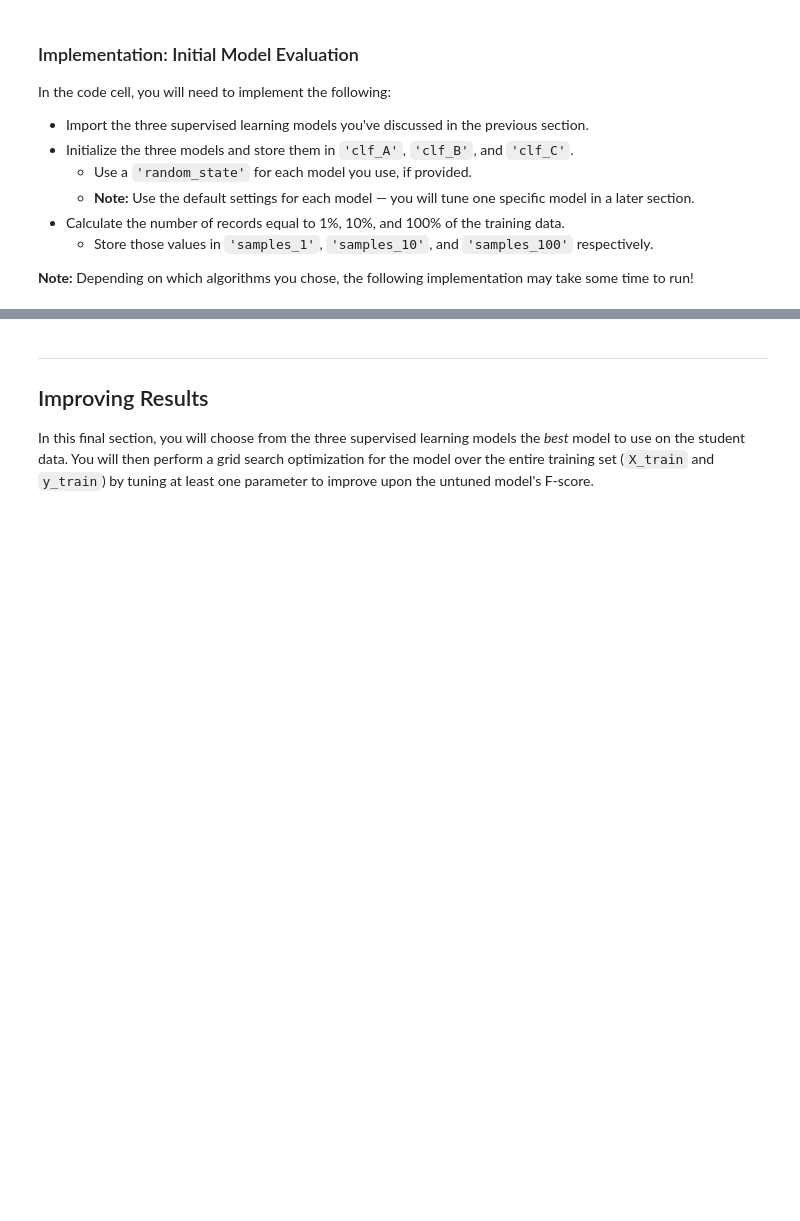
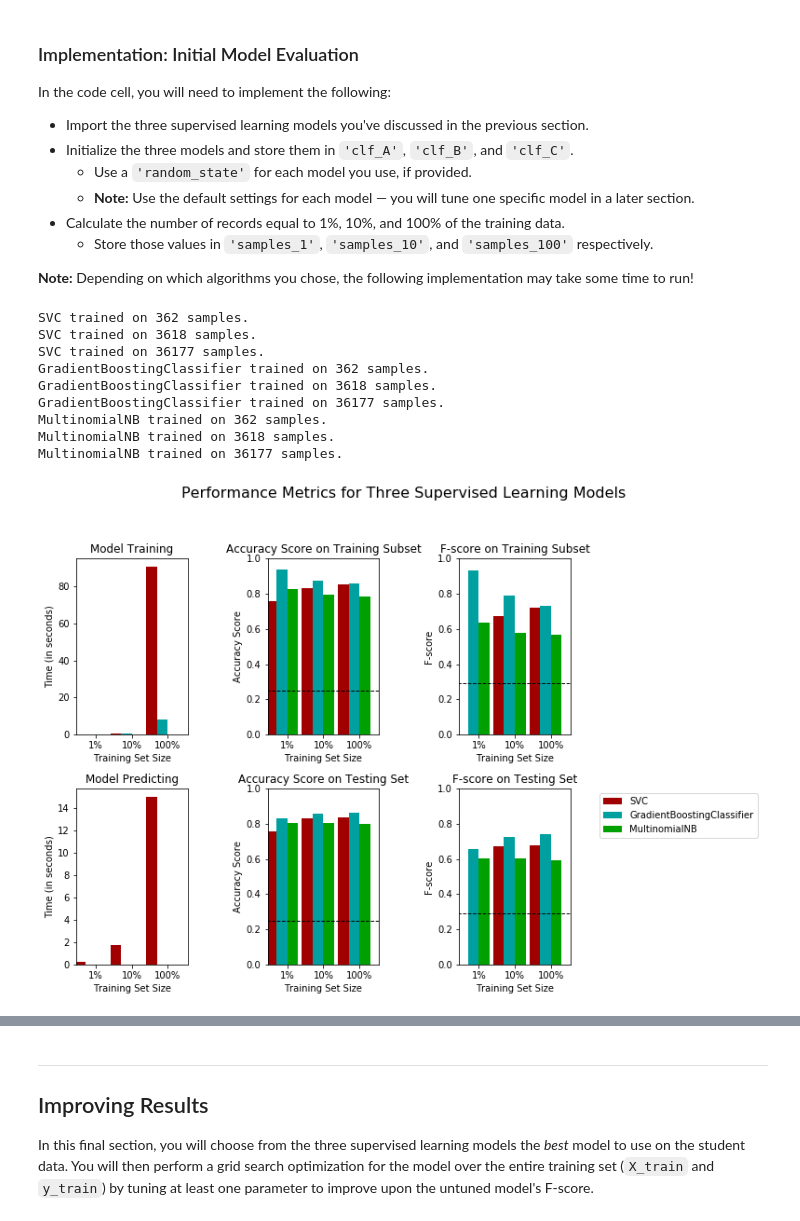
Before and after one commit to luiznonenmacher/classical-machine-learning, a Jupyter notebook: finding_donors.ipynb, the cells around one changed output, grey strips where cells are left out. Cells and saved outputs as stored; diff of their text form; code cells hidden in the pictures; blank space fills up the shorter version.

```diff
--- a/finding_donors.ipynb
+++ b/finding_donors.ipynb
@@ -386,6 +386,7 @@ In the code block below, you will need to implement the following:
    - Make sure that you set the `beta` parameter!
 # %%
 # TODO: Import two metrics from sklearn - fbeta_score and accuracy_score
+from sklearn.metrics import fbeta_score, accuracy_score
 
 def train_predict(learner, sample_size, X_train, y_train, X_test, y_test):
     '''
@@ -402,33 +403,33 @@ def train_predict(learner, sample_size, X_train, y_train, X_test, y_test):
 
     # TODO: Fit the learner to the training data using slicing with 'sample_size' using .fit(training_features[:], training_labels[:])
     start = time() # Get start time
-    learner = None
+    learner = learner.fit(X_train[:sample_size], y_train[:sample_size])
     end = time() # Get end time
 
     # TODO: Calculate the training time
-    results['train_time'] = None
+    results['train_time'] = end - start
 
     # TODO: Get the predictions on the test set(X_test),
     #       then get predictions on the first 300 training samples(X_train) using .predict()
     start = time() # Get start time
-    predictions_test = None
-    predictions_train = None
+    predictions_test = learner.predict(X_test)
+    predictions_train = learner.predict(X_train[:300])
     end = time() # Get end time
 
     # TODO: Calculate the total prediction time
-    results['pred_time'] = None
+    results['pred_time'] = end - start
 
     # TODO: Compute accuracy on the first 300 training samples which is y_train[:300]
-    results['acc_train'] = None
+    results['acc_train'] = accuracy_score(y_train[:300], predictions_train)
 
     # TODO: Compute accuracy on test set using accuracy_score()
-    results['acc_test'] = None
+    results['acc_test'] = accuracy_score(y_test, predictions_test)
 
     # TODO: Compute F-score on the the first 300 training samples using fbeta_score()
-    results['f_train'] = None
+    results['f_train'] = fbeta_score(y_train[:300], predictions_train, beta=0.5)
 
     # TODO: Compute F-score on the test set which is y_test
-    results['f_test'] = None
+    results['f_test'] = fbeta_score(y_test, predictions_test, beta=0.5)
 
     # Success
     print("{} trained on {} samples.".format(learner.__class__.__name__, sample_size))
@@ -448,28 +449,42 @@ In the code cell, you will need to implement the following:
 **Note:** Depending on which algorithms you chose, the following implementation may take some time to run!
 # %%
 # TODO: Import the three supervised learning models from sklearn
+from sklearn.svm import SVC
+from sklearn.ensemble import GradientBoostingClassifier
+from sklearn.naive_bayes import MultinomialNB
 
 # TODO: Initialize the three models
-clf_A = None
-clf_B = None
-clf_C = None
+clf_A = SVC(gamma='auto') #Set to scale to avoid deprecated warnings
+clf_B = GradientBoostingClassifier(random_state=42)
+clf_C = MultinomialNB()
 
 # TODO: Calculate the number of samples for 1%, 10%, and 100% of the training data
 # HINT: samples_100 is the entire training set i.e. len(y_train)
 # HINT: samples_10 is 10% of samples_100 (ensure to set the count of the values to be `int` and not `float`)
 # HINT: samples_1 is 1% of samples_100 (ensure to set the count of the values to be `int` and not `float`)
-samples_100 = None
-samples_10 = None
-samples_1 = None
+samples_100 = len(y_train)
+samples_10 = round(len(y_train) * 0.1)
+samples_1 = round(len(y_train) * 0.01)
 
 # Collect results on the learners
 results = {}
 for clf in [clf_A, clf_B, clf_C]:
     clf_name = clf.__class__.__name__
     results[clf_name] = {}
     for i, samples in enumerate([samples_1, samples_10, samples_100]):
         results[clf_name][i] = \
         train_predict(clf, samples, X_train, y_train, X_test, y_test)
 
 # Run metrics visualization for the three supervised learning models chosen
 vs.evaluate(results, accuracy, fscore)
+# %% [output]
+SVC trained on 362 samples.
+SVC trained on 3618 samples.
+SVC trained on 36177 samples.
+GradientBoostingClassifier trained on 362 samples.
+GradientBoostingClassifier trained on 3618 samples.
+GradientBoostingClassifier trained on 36177 samples.
+MultinomialNB trained on 362 samples.
+MultinomialNB trained on 3618 samples.
+MultinomialNB trained on 36177 samples.
+[figure, added]
```
Also changed, not shown: parts of 6 cells of this notebook.
